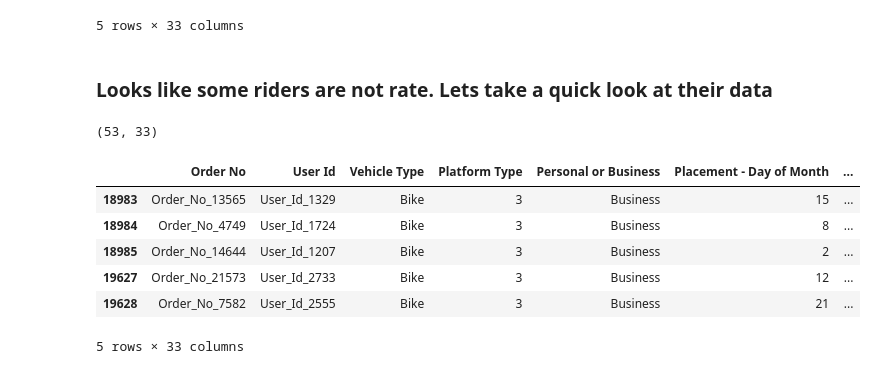
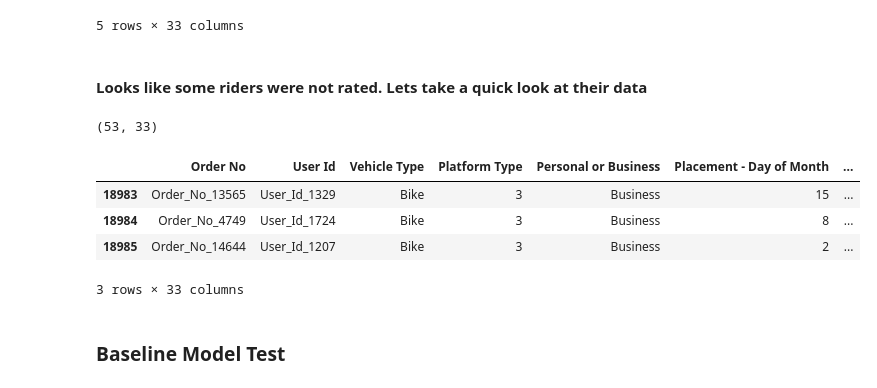
Before and after one commit to wkirui/SendyModel, a Jupyter notebook: Sendy Logistics Model.ipynb, the cells around one changed output. Cells and saved outputs as stored; diff of their text form; code cells hidden in the pictures.

```diff
--- a/Sendy Logistics Model.ipynb
+++ b/Sendy Logistics Model.ipynb
@@ -158,19 +163,19 @@ trainData_Merged_with_Riders.head()
 | 4 | Order_No_8301 | User_Id_87 | Bike | 2 | Personal | 22 | ... |
 5 rows × 33 columns
 # %% [markdown]
-### Looks like some riders are not rate. Lets take a quick look at their data
+#### Looks like some riders were not rated. Lets take a quick look at their data
 # %%
 riders_with_zero_Rating = trainData_Merged_with_Riders[trainData_Merged_with_Riders['Average_Rating']==0]
 riders_with_zero_Rating.shape
 # %% [output]
 (53, 33)
 # %%
-riders_with_zero_Rating.head()
+riders_with_zero_Rating.head(3)
 # %% [output]
 |  | Order No | User Id | Vehicle Type | Platform Type | Personal or Business | Placement - Day of Month | ... |
 | 18983 | Order_No_13565 | User_Id_1329 | Bike | 3 | Business | 15 | ... |
 | 18984 | Order_No_4749 | User_Id_1724 | Bike | 3 | Business | 8 | ... |
 | 18985 | Order_No_14644 | User_Id_1207 | Bike | 3 | Business | 2 | ... |
-| 19627 | Order_No_21573 | User_Id_2733 | Bike | 3 | Business | 12 | ... |
-| 19628 | Order_No_7582 | User_Id_2555 | Bike | 3 | Business | 21 | ... |
-5 rows × 33 columns
+3 rows × 33 columns
+# %% [markdown]
+### Baseline Model Test
```
Also changed, not shown: parts of 23 cells of this notebook.
